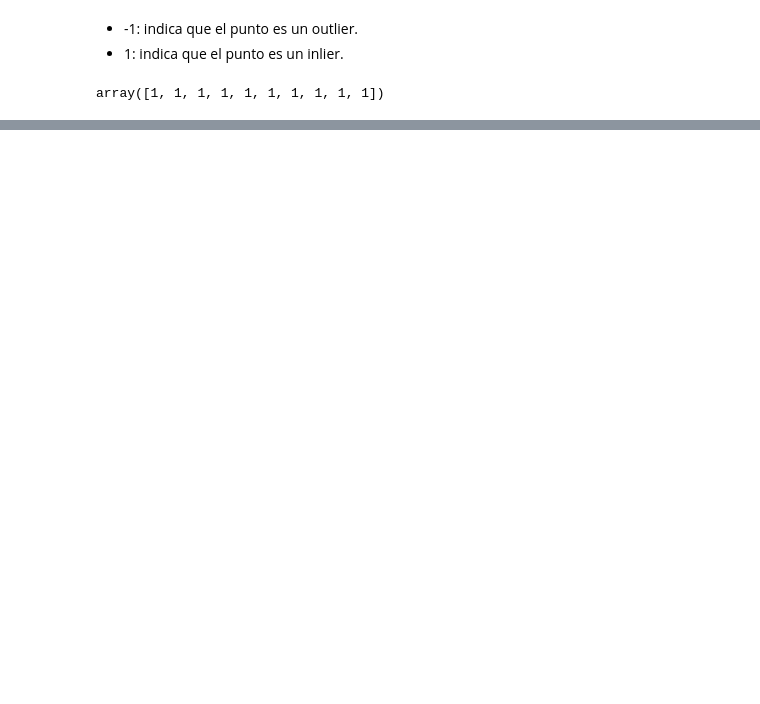
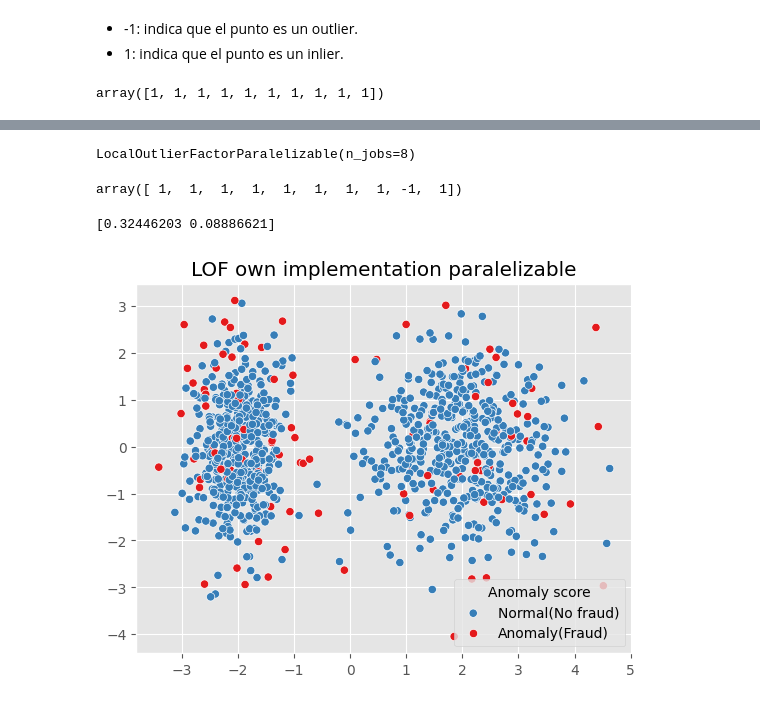
Before and after one commit to Jonkkeyler333/PyOD_ADGE, a Jupyter notebook: notebooks/lof.ipynb, the cells around one changed output, grey strips where cells are left out. Drawn from its saved outputs; the diff is of its cells as text; code cells hidden in the pictures; blank space fills up the shorter version.

```diff
--- a/notebooks/lof.ipynb
+++ b/notebooks/lof.ipynb
@@ -154,5 +171,6 @@ plt.show()
 # %%
-from PyOD_ADGE.models.feature_bagging import FeatureBagging
-model = FeatureBagging('sklearn',random_state=42)
-model.fit(X2)
+model3 = LocalOutlierFactorParalelizable(k_neighbors=20, n_jobs=8)
+model3.fit(X2)
 # f,s=model.get()
+# %% [output]
+LocalOutlierFactorParalelizable(n_jobs=8)
@@ -173,0 +177,19 @@ np.take_along_axis(np.stack(b),np.argsort(np.stack(b),axis=1),axis=1).shape
+# %%
+ypred3=model3.predict()
+ypred3[:10]
+# %% [output]
+array([ 1,  1,  1,  1,  1,  1,  1,  1, -1,  1])
+# %%
+pca=PCA(n_components=2)
+X_pca=pca.fit_transform(X2)
+print(pca.explained_variance_ratio_)
+# %% [output]
+[0.32446203 0.08886621]
+# %%
+fig,ax=plt.subplots()
+sns.scatterplot(x=X_pca[:,0],y=X_pca[:,1],hue=ypred3,ax=ax,palette="Set1")
+plt.title('LOF own implementation paralelizable')
+ax.legend(title='Anomaly score',loc='lower right',labels=['Normal(No fraud)','Anomaly(Fraud)'])
+plt.show()
+# %% [output]
+[figure, added]
```
Also changed, not shown: parts of 21 cells of this notebook, 1 other file.
